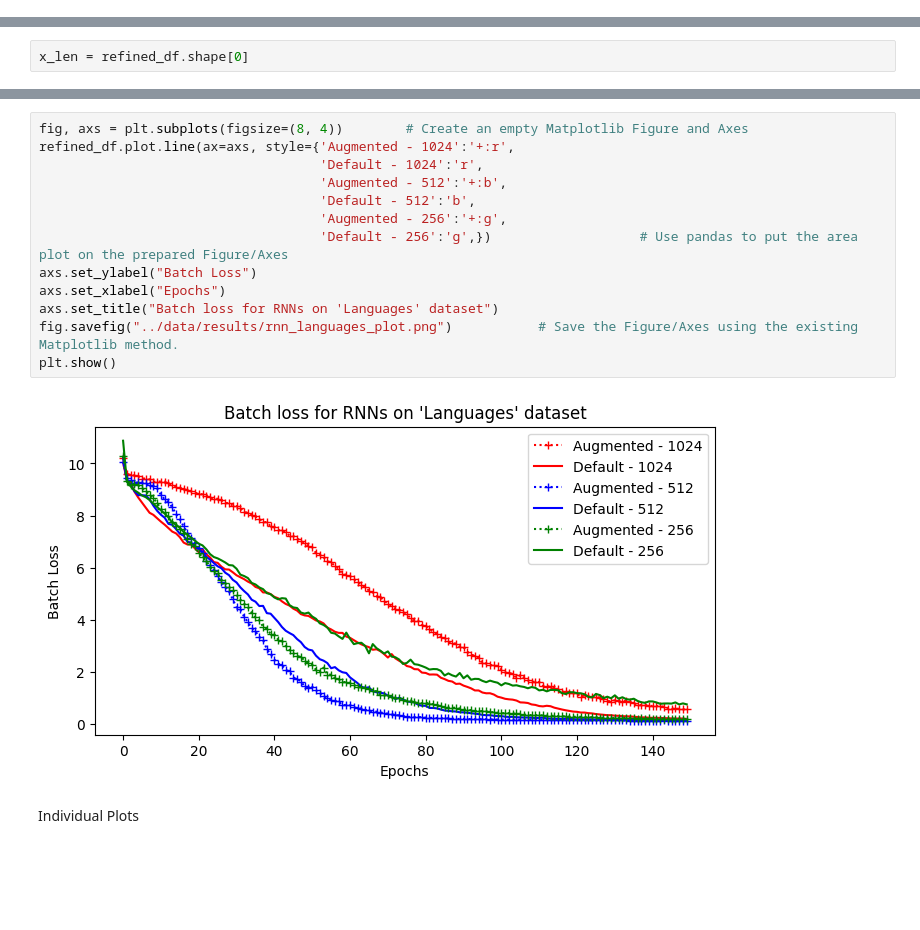
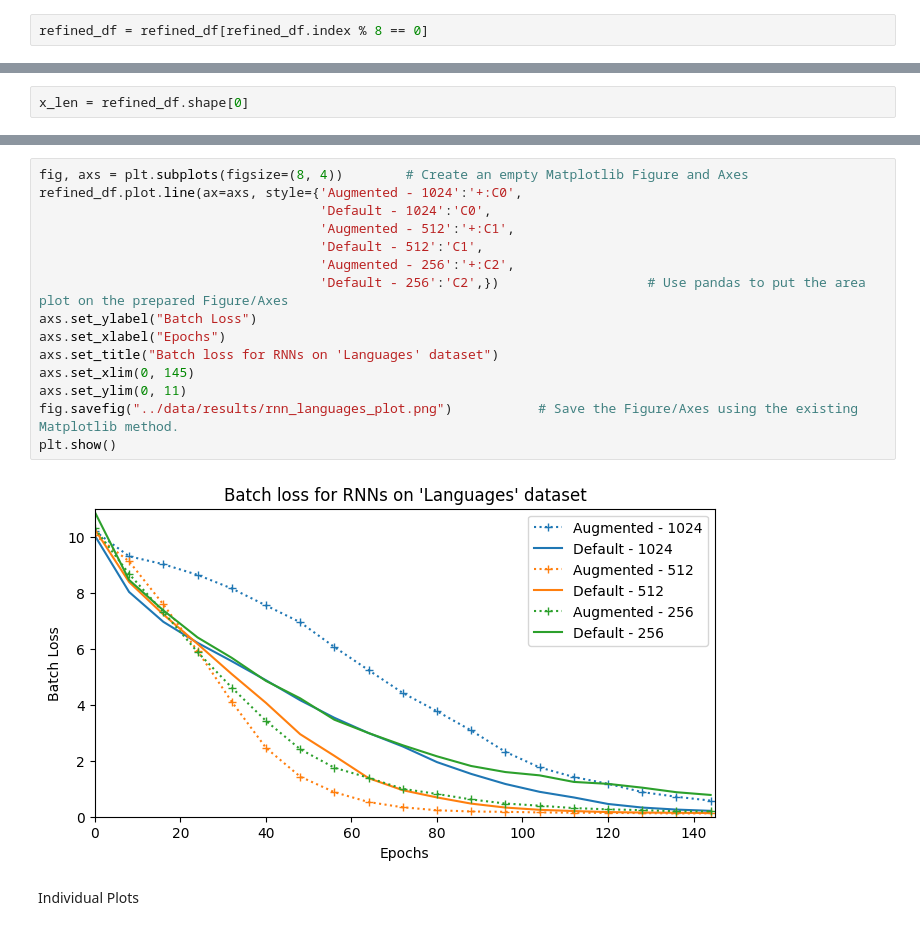
Before and after one commit to JayOrten/controllableRNN, a Jupyter notebook: notebooks/create_graphs.ipynb, the cells around one changed output, grey strips where cells are left out. Cells and saved outputs as stored; diff of their text form; blank space fills up the shorter version.

```diff
--- a/notebooks/create_graphs.ipynb
+++ b/notebooks/create_graphs.ipynb
@@ -39,0 +44,2 @@ refined_df = refined_df.rename(columns={
+# %%
+refined_df = refined_df[refined_df.index % 8 == 0]
@@ -58,18 +84,20 @@ refined_df.plot()
 # %%
 fig, axs = plt.subplots(figsize=(8, 4))        # Create an empty Matplotlib Figure and Axes
-refined_df.plot.line(ax=axs, style={'Augmented - 1024':'+:r',
-                                    'Default - 1024':'r',
-                                    'Augmented - 512':'+:b',
-                                    'Default - 512':'b',
-                                    'Augmented - 256':'+:g',
-                                    'Default - 256':'g',})                   # Use pandas to put the area plot on the prepared Figure/Axes
+refined_df.plot.line(ax=axs, style={'Augmented - 1024':'+:C0',
+                                    'Default - 1024':'C0',
+                                    'Augmented - 512':'+:C1',
+                                    'Default - 512':'C1',
+                                    'Augmented - 256':'+:C2',
+                                    'Default - 256':'C2',})                   # Use pandas to put the area plot on the prepared Figure/Axes
 axs.set_ylabel("Batch Loss")
 axs.set_xlabel("Epochs")
 axs.set_title("Batch loss for RNNs on 'Languages' dataset")
+axs.set_xlim(0, 145)
+axs.set_ylim(0, 11)
 fig.savefig("../data/results/rnn_languages_plot.png")           # Save the Figure/Axes using the existing Matplotlib method.
 plt.show()
 # %% [output]
-[figure, old version]
+[figure, new version]
 # %% [markdown]
 Individual Plots
 # %%
```
Also changed, not shown: parts of 4 cells of this notebook, 2 other files.
